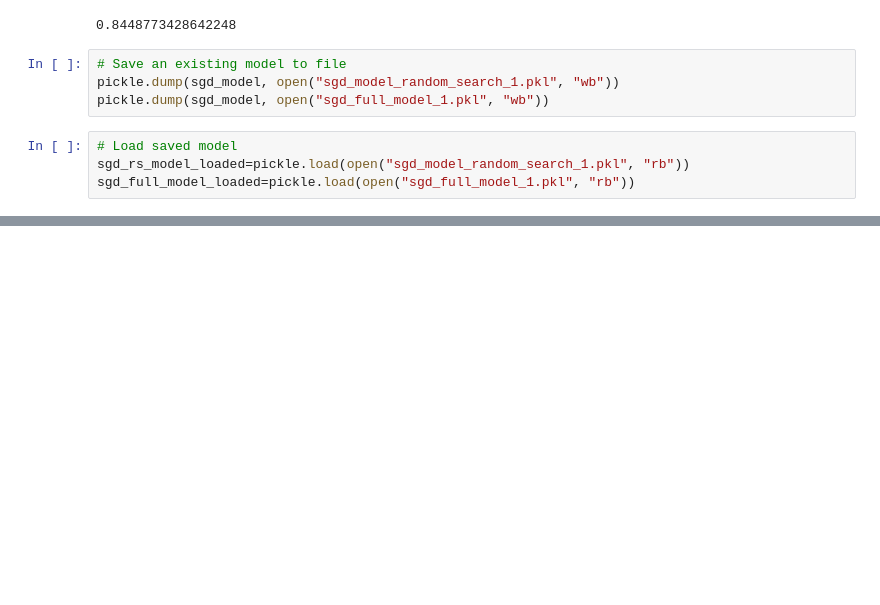
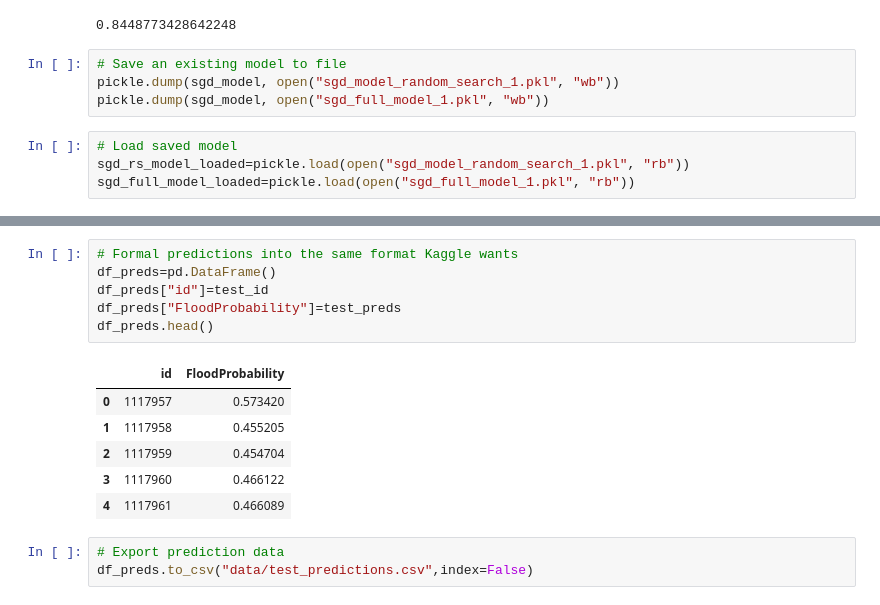
Before and after one commit to ProgrammerSteve/flood_prediction_regression, a Jupyter notebook: flood_prediction.ipynb, the cells around one changed output, grey strips where cells are left out. Drawn from its saved outputs; the diff is of its cells as text; blank space fills up the shorter version.

```diff
--- a/flood_prediction.ipynb
+++ b/flood_prediction.ipynb
@@ -326,0 +347,16 @@ sgd_full_model_loaded=pickle.load(open("sgd_full_model_1.pkl", "rb"))
+# %%
+# Formal predictions into the same format Kaggle wants
+df_preds=pd.DataFrame()
+df_preds["id"]=test_id
+df_preds["FloodProbability"]=test_preds
+df_preds.head()
+# %% [output]
+|  | id | FloodProbability |
+| 0 | 1117957 | 0.573420 |
+| 1 | 1117958 | 0.455205 |
+| 2 | 1117959 | 0.454704 |
+| 3 | 1117960 | 0.466122 |
+| 4 | 1117961 | 0.466089 |
+# %%
+# Export prediction data
+df_preds.to_csv("data/test_predictions.csv",index=False)
```
Also changed, not shown: parts of 3 cells of this notebook, 2 other files.
